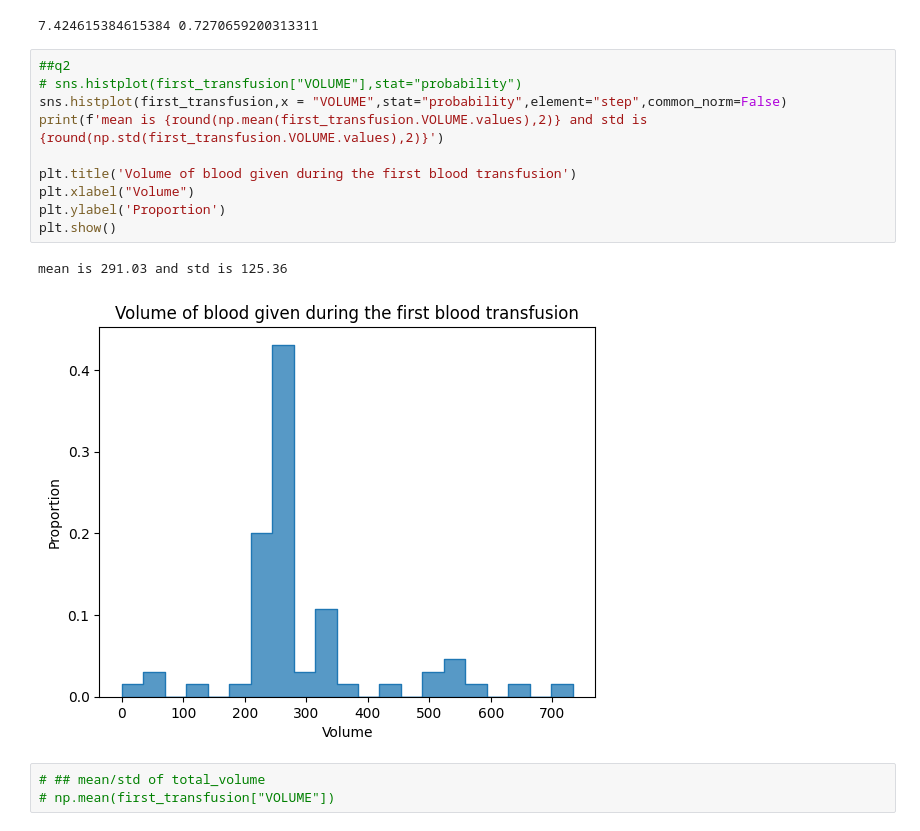
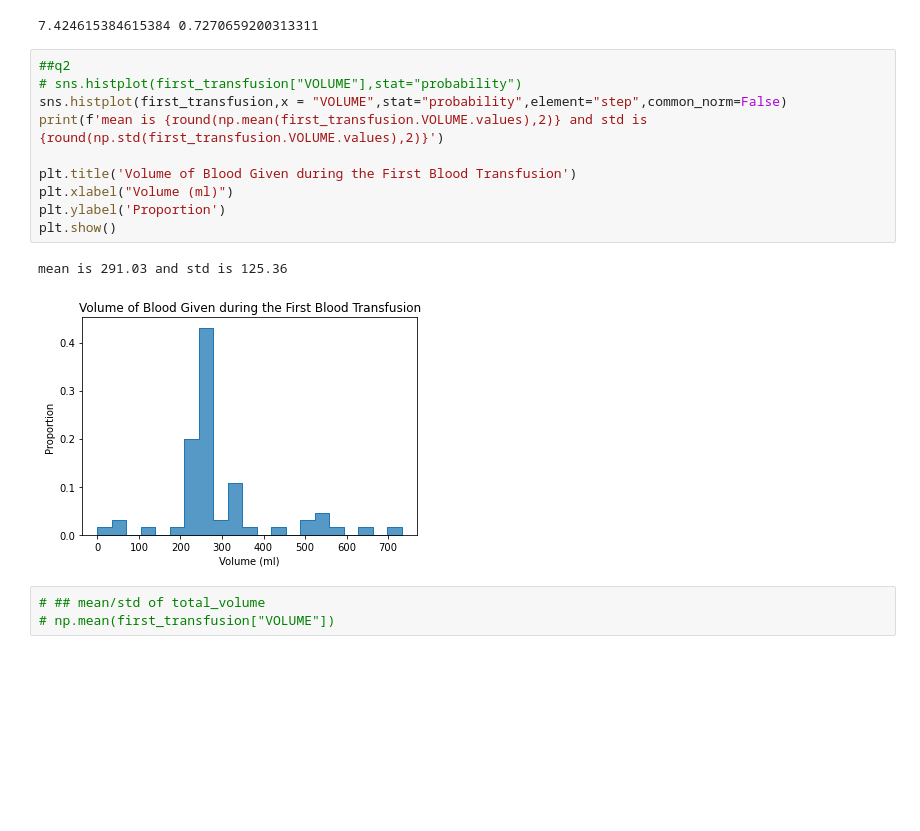
Before and after one commit to lily214754/MIMIC, a Jupyter notebook: EDA/EPIC EDA debug_changed.ipynb, the cells around one changed output. Cells and saved outputs as stored; diff of their text form; blank space fills up the shorter version.

Commit message:
Changed figure label name

```diff
--- a/EDA/EPIC EDA debug_changed.ipynb
+++ b/EDA/EPIC EDA debug_changed.ipynb
@@ -153,16 +153,16 @@ print(np.mean(hb_value),np.std(hb_value))
 # %%
 ##q2
 # sns.histplot(first_transfusion["VOLUME"],stat="probability")
 sns.histplot(first_transfusion,x = "VOLUME",stat="probability",element="step",common_norm=False)
 print(f'mean is {round(np.mean(first_transfusion.VOLUME.values),2)} and std is {round(np.std(first_transfusion.VOLUME.values),2)}')
 
-plt.title('Volume of blood given during the first blood transfusion')
-plt.xlabel("Volume")
+plt.title('Volume of Blood Given during the First Blood Transfusion')
+plt.xlabel("Volume (ml)")
 plt.ylabel('Proportion')
 plt.show()
 # %% [output]
 mean is 291.03 and std is 125.36
-[figure, old version]
+[figure, new version]
 # %%
 # ## mean/std of total_volume
 # np.mean(first_transfusion["VOLUME"])
```
Also changed, not shown: parts of 22 cells of this notebook, 11 other files.
